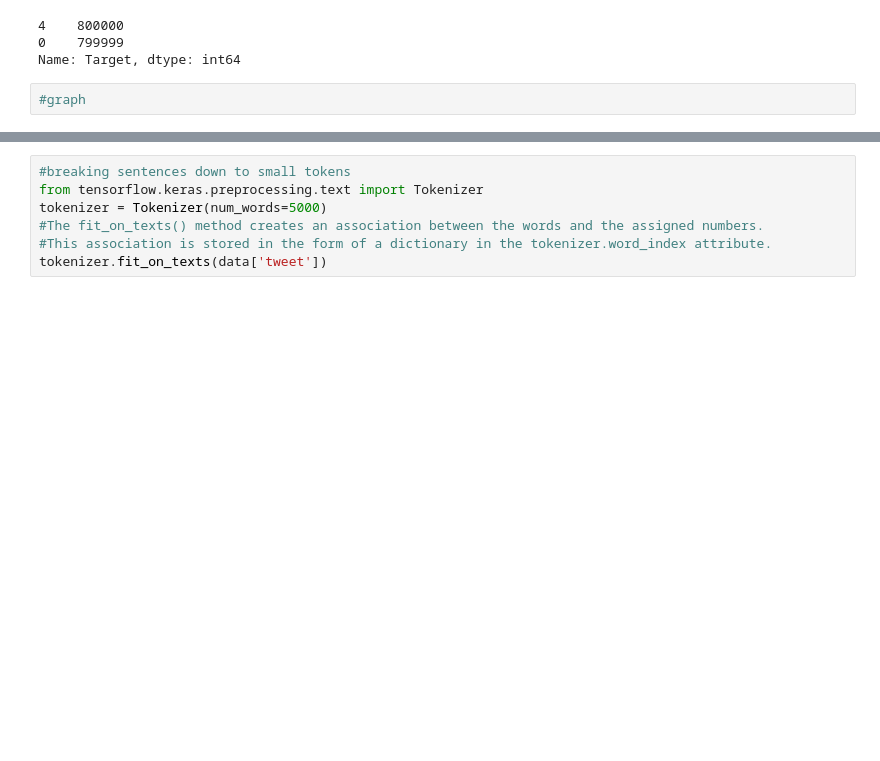
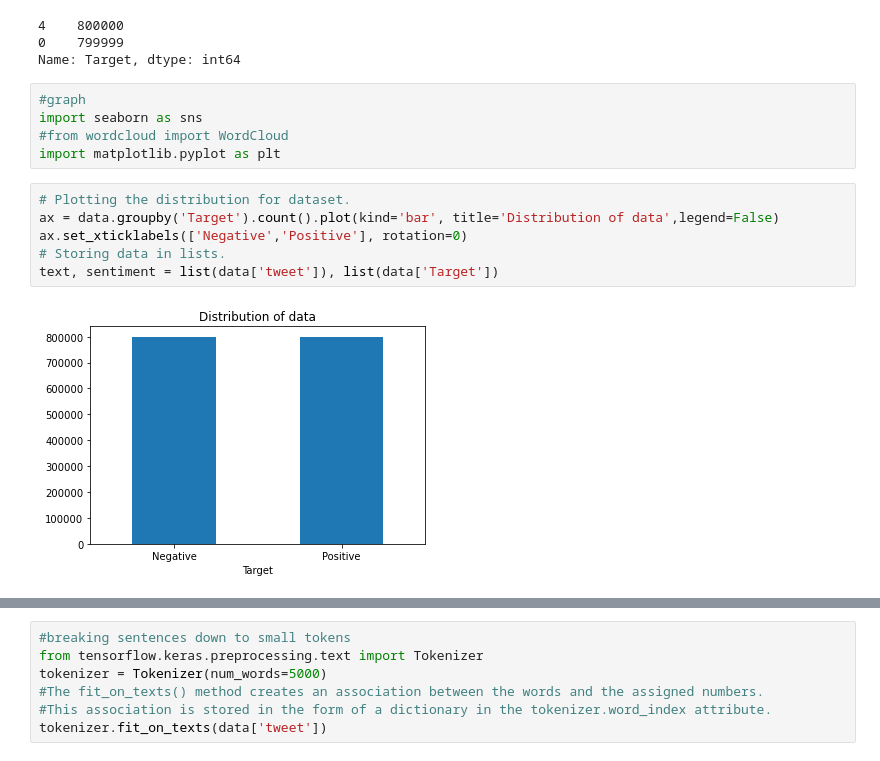
Before and after one commit to Kavya-umashankar/Semtiment-Analysis, a Jupyter notebook: sentiment analysis.ipynb, the cells around one changed output, grey strips where cells are left out. Cells and saved outputs as stored; diff of their text form; blank space fills up the shorter version.

```diff
--- a/sentiment analysis.ipynb
+++ b/sentiment analysis.ipynb
@@ -58,3 +58,14 @@ data["Target"].value_counts()
 Name: Target, dtype: int64
 # %%
 #graph
+import seaborn as sns
+#from wordcloud import WordCloud
+import matplotlib.pyplot as plt
+# %%
+# Plotting the distribution for dataset.
+ax = data.groupby('Target').count().plot(kind='bar', title='Distribution of data',legend=False)
+ax.set_xticklabels(['Negative','Positive'], rotation=0)
+# Storing data in lists.
+text, sentiment = list(data['tweet']), list(data['Target'])
+# %% [output]
+[figure, added]
```
Also changed, not shown: parts of 23 cells of this notebook.
